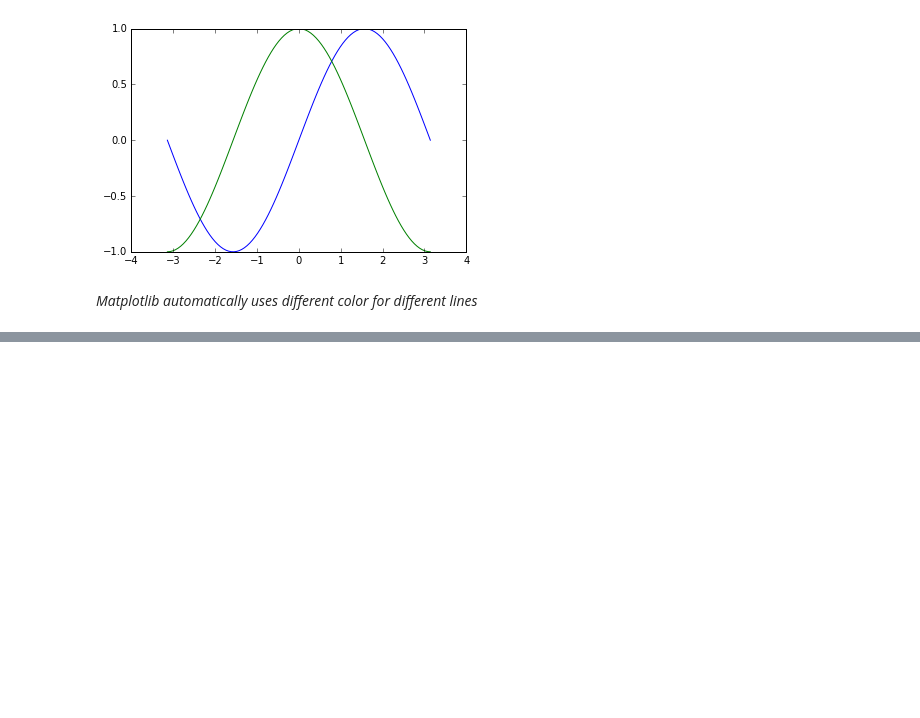
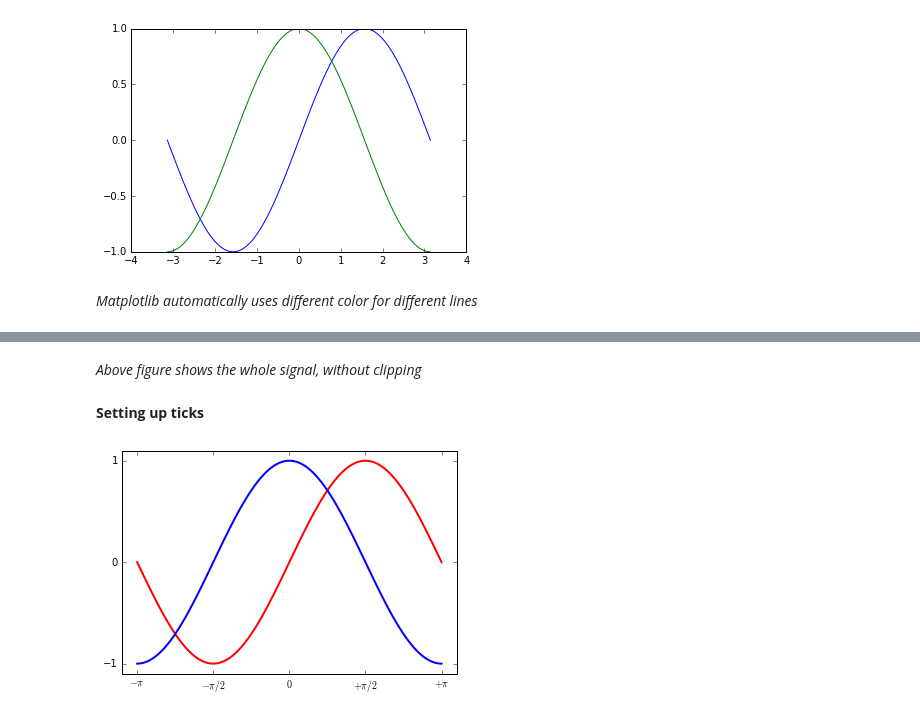
Before and after one commit to learningwithdg/datascience, a Jupyter notebook: Numpy III and Matplotlib I.ipynb, the cells around one changed output, grey strips where cells are left out. Saved outputs shown, nothing was run; the diff lists cells and outputs as text; code cells hidden in the pictures; blank space fills up the shorter version.

```diff
--- a/Numpy III and Matplotlib I.ipynb
+++ b/Numpy III and Matplotlib I.ipynb
@@ -188,0 +208,22 @@ plt.grid()
+# %% [markdown]
+*Above figure shows the whole signal, without clipping*
+# %% [markdown]
+**Setting up ticks**
+# %%
+y_sin = np.sin(x)
+y_cos = np.cos(x)
+plt.plot(x, y_sin, color='red', linewidth=2.0)
+plt.plot(x, y_cos, color='blue', linewidth=2.0)
+
+# limiting plot values
+plt.xlim(x.min()*1.1, x.max()*1.1)
+plt.ylim(y_cos.min()*1.1, y_cos.max()*1.1)
+
+# ticks
+plt.xticks([-np.pi, -np.pi/2, 0, np.pi/2, np.pi],
+          [r'$-\pi$', r'$-\pi/2$', r'$0$', r'$+\pi/2$', r'$+\pi$'])
+plt.yticks([-1, 0, 1])
+
+plt.show()
+# %% [output]
+[figure, added]
```
Also changed, not shown: parts of 13 cells of this notebook.
